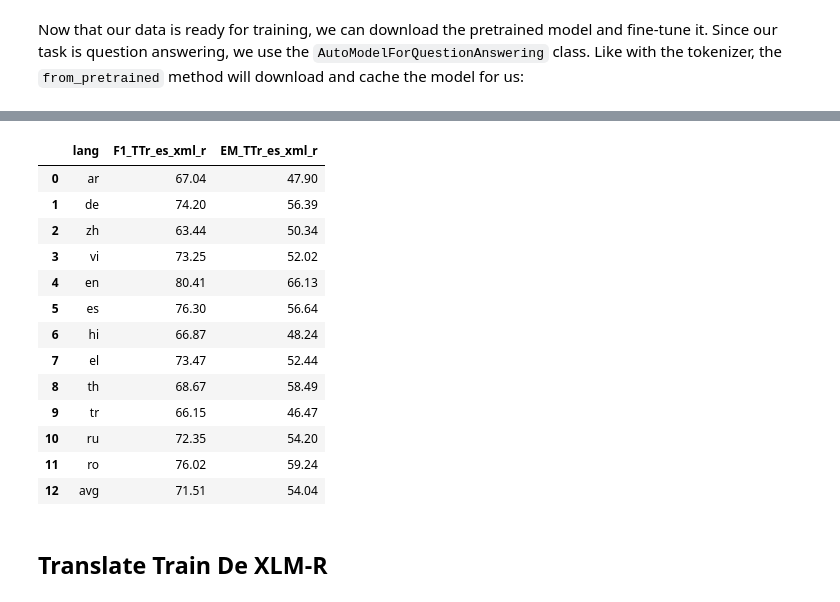
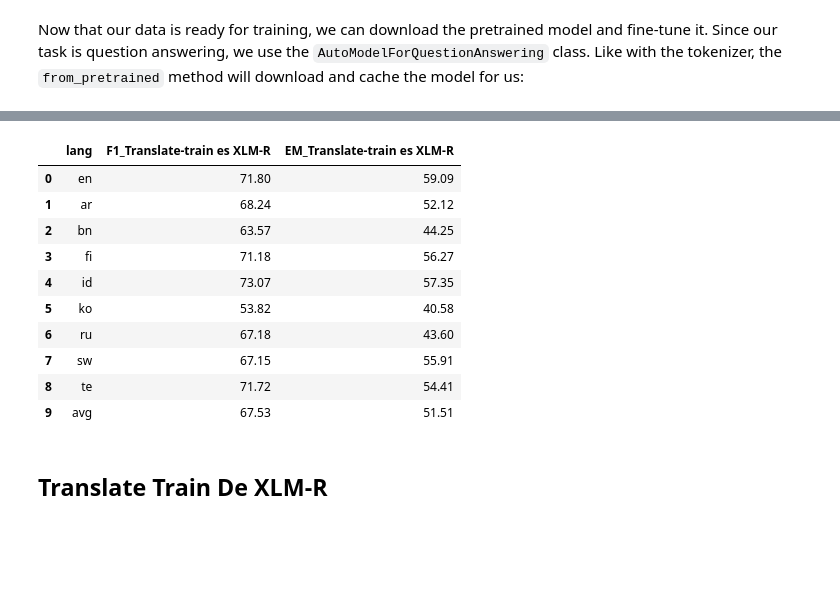
Before and after one commit to juletx/multilingual-question-answering, a Jupyter notebook: TyDiQA.ipynb, the cells around one changed output, grey strips where cells are left out. Saved outputs shown, nothing was run; the diff lists cells and outputs as text; code cells hidden in the pictures; blank space fills up the shorter version.

```diff
--- a/TyDiQA.ipynb
+++ b/TyDiQA.ipynb
@@ -1893,5 +1882,4 @@ map_datasets(langs, split, prepare_validation_features)
 # %%
-langs = ["ar", "de", "zh", "vi", "en", "es", "hi", "el", "th", "tr", "ru", "ro"]
 split = "test"
 results_translate_train_es_mbert = compute_results(langs, split)
 print(results_translate_train_es_mbert)
@@ -1979,21 +1967,3 @@ loading file https://huggingface.co/saattrupdan/xlmr-base-texas-squad-es/resolve
 loading file https://huggingface.co/saattrupdan/xlmr-base-texas-squad-es/resolve/main/tokenizer_config.json from cache at /root/.cache/huggingface/transformers/111d92253a878f3919c5c83c05be6fe131f4d4e2 ...
 PyTorch: setting up devices
 The default value for the training argument `--report_to` will change in v5 (from all installed integrations to none). In v5, you will need to use `--report_to all` to get the same behavior as now. Yo ...
-# %%
-langs = ["es"]
-
-split = "translate_train"
-map_datasets(langs, split, prepare_train_features)
-
-split = "translate_dev"
-map_datasets(langs, split, prepare_train_features)
-# %%
-langs = ["ar", "de", "zh", "vi", "en", "es", "hi", "el", "th", "tr", "ru", "ro"]
-split = "test"
-
-map_datasets(langs, split, prepare_validation_features)
-# %%
-langs = ["ar", "de", "zh", "vi", "en", "es", "hi", "el", "th", "tr", "ru", "ro"]
-split = "test"
-results_translate_train_es_xlm_r = compute_results(langs, split)
-print(results_translate_train_es_xlm_r)
@@ -2032,22 +2008,19 @@ The following columns in the test set don't have a corresponding argument in `XL
 # %%
-df_results_translate_train_es_xlm_r = results_df(results_translate_train_es_xlm_r, "TTr_es_xml_r")
-df_results_translate_train_es_xlm_r.to_csv("results/xquad/results_translate_train_es_xlm_r.csv")
+df_results_translate_train_es_xlm_r = results_df(results_translate_train_es_xlm_r, "Translate-train es XLM-R")
+df_results_translate_train_es_xlm_r.to_csv("results/tydiqa/results_translate_train_es_xlm_r.csv")
 df_results_translate_train_es_xlm_r
 # %% [output]
-|  | lang | F1_TTr_es_xml_r | EM_TTr_es_xml_r |
-| 0 | ar | 67.04 | 47.90 |
-| 1 | de | 74.20 | 56.39 |
-| 2 | zh | 63.44 | 50.34 |
-| 3 | vi | 73.25 | 52.02 |
-| 4 | en | 80.41 | 66.13 |
-| 5 | es | 76.30 | 56.64 |
-| 6 | hi | 66.87 | 48.24 |
-| 7 | el | 73.47 | 52.44 |
-| 8 | th | 68.67 | 58.49 |
-| 9 | tr | 66.15 | 46.47 |
-| 10 | ru | 72.35 | 54.20 |
-| 11 | ro | 76.02 | 59.24 |
-| 12 | avg | 71.51 | 54.04 |
+|  | lang | F1_Translate-train es XLM-R | EM_Translate-train es XLM-R |
+| 0 | en | 71.80 | 59.09 |
+| 1 | ar | 68.24 | 52.12 |
+| 2 | bn | 63.57 | 44.25 |
+| 3 | fi | 71.18 | 56.27 |
+| 4 | id | 73.07 | 57.35 |
+| 5 | ko | 53.82 | 40.58 |
+| 6 | ru | 67.18 | 43.60 |
+| 7 | sw | 67.15 | 55.91 |
+| 8 | te | 71.72 | 54.41 |
+| 9 | avg | 67.53 | 51.51 |
 # %% [markdown]
 ## Translate Train De XLM-R
 # %%
```
Also changed, not shown: parts of 113 cells of this notebook, 15 other files.
